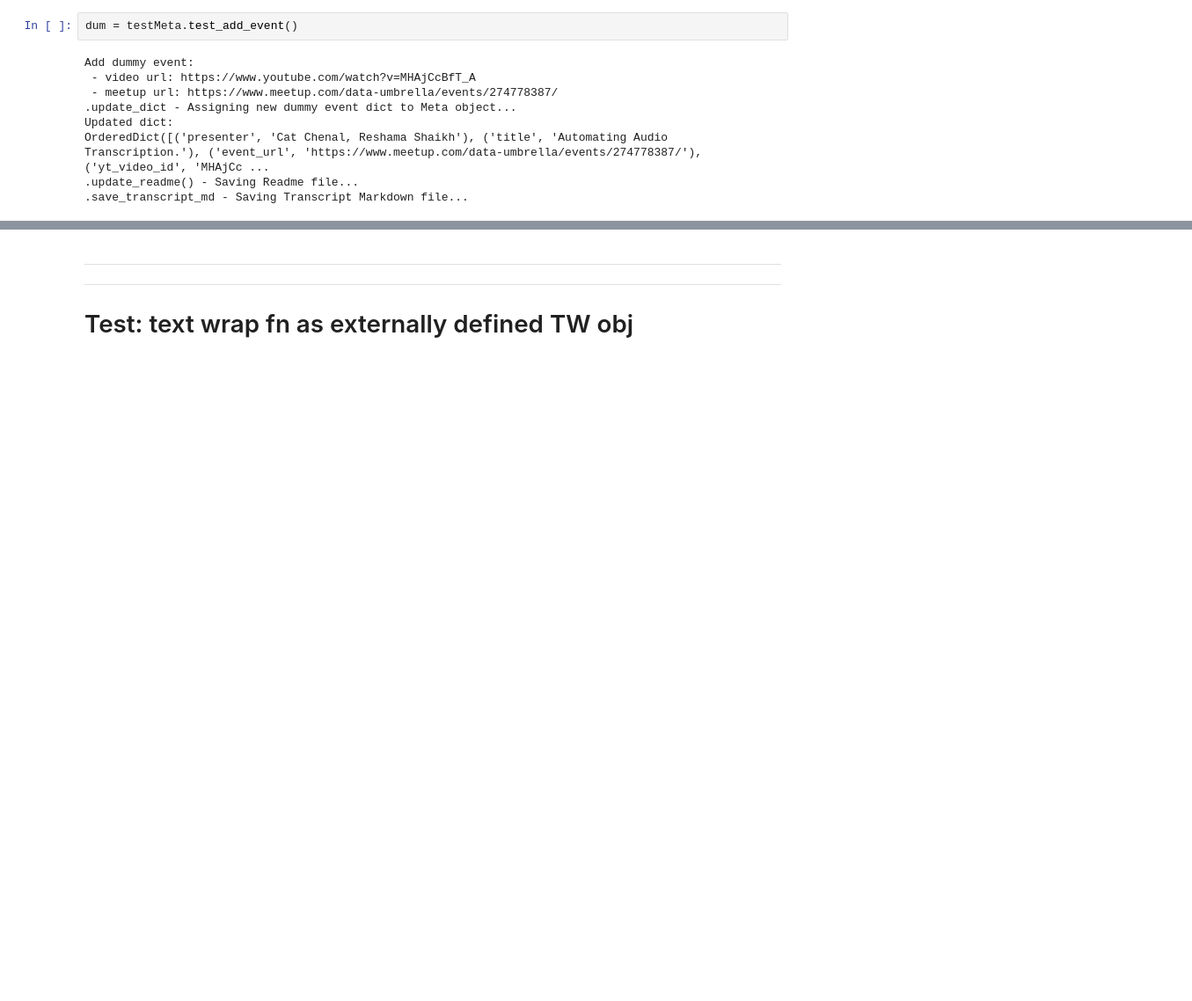
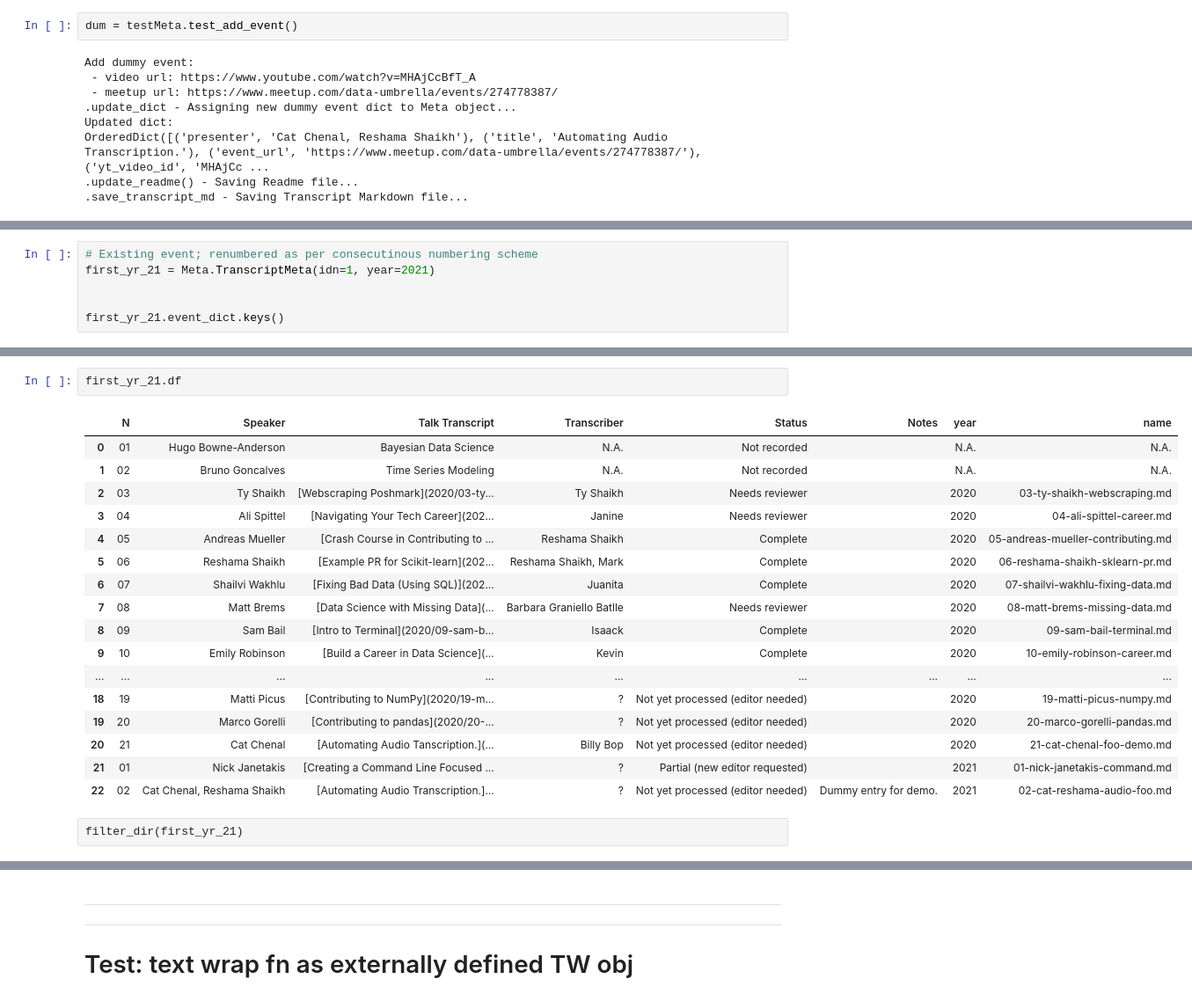
Before and after one commit to CatChenal/DU-event-transcript-demo, a Jupyter notebook: resources/EventManagement/notebooks/Audits_Tests.ipynb, the cells around one changed output, grey strips where cells are left out. Shown: that part at 88% size. Cells and saved outputs as stored; diff of their text form; blank space fills up the shorter version.

```diff
--- a/resources/EventManagement/notebooks/Audits_Tests.ipynb
+++ b/resources/EventManagement/notebooks/Audits_Tests.ipynb
@@ -183,0 +198,6 @@ Markdown(dum.get_video_desc())
+# %%
+# Existing event; renumbered as per consecutinous numbering scheme
+first_yr_21 = Meta.TranscriptMeta(idn=1, year=2021)
+
+
+first_yr_21.event_dict.keys()
@@ -183,0 +278,22 @@ Markdown(dum.get_video_desc())
+# %%
+first_yr_21.df
+# %% [output]
+|  | N | Speaker | Talk Transcript | Transcriber | Status | Notes | year | name |
+| 0 | 01 | Hugo Bowne-Anderson | Bayesian Data Science | N.A. | Not recorded |  | N.A. | N.A. |
+| 1 | 02 | Bruno Goncalves | Time Series Modeling | N.A. | Not recorded |  | N.A. | N.A. |
+| 2 | 03 | Ty Shaikh | [Webscraping Poshmark](2020/03-ty... | Ty Shaikh | Needs reviewer |  | 2020 | 03-ty-shaikh-webscraping.md |
+| 3 | 04 | Ali Spittel | [Navigating Your Tech Career](202... | Janine | Needs reviewer |  | 2020 | 04-ali-spittel-career.md |
+| 4 | 05 | Andreas Mueller | [Crash Course in Contributing to ... | Reshama Shaikh | Complete |  | 2020 | 05-andreas-mueller-contributing.md |
+| 5 | 06 | Reshama Shaikh | [Example PR for Scikit-learn](202... | Reshama Shaikh, Mark | Complete |  | 2020 | 06-reshama-shaikh-sklearn-pr.md |
+| 6 | 07 | Shailvi Wakhlu | [Fixing Bad Data (Using SQL)](202... | Juanita | Complete |  | 2020 | 07-shailvi-wakhlu-fixing-data.md |
+| 7 | 08 | Matt Brems | [Data Science with Missing Data](... | Barbara Graniello Batlle | Needs reviewer |  | 2020 | 08-matt-brems-missing-data.md |
+| 8 | 09 | Sam Bail | [Intro to Terminal](2020/09-sam-b... | Isaack | Complete |  | 2020 | 09-sam-bail-terminal.md |
+| 9 | 10 | Emily Robinson | [Build a Career in Data Science](... | Kevin | Complete |  | 2020 | 10-emily-robinson-career.md |
+| ... | ... | ... | ... | ... | ... | ... | ... | ... |
+| 18 | 19 | Matti Picus | [Contributing to NumPy](2020/19-m... | ? | Not yet processed (editor needed) |  | 2020 | 19-matti-picus-numpy.md |
+| 19 | 20 | Marco Gorelli | [Contributing to pandas](2020/20-... | ? | Not yet processed (editor needed) |  | 2020 | 20-marco-gorelli-pandas.md |
+| 20 | 21 | Cat Chenal | [Automating Audio Tanscription.](... | Billy Bop | Not yet processed (editor needed) |  | 2020 | 21-cat-chenal-foo-demo.md |
+| 21 | 01 | Nick Janetakis | [Creating a Command Line Focused ... | ? | Partial (new editor requested) |  | 2021 | 01-nick-janetakis-command.md |
+| 22 | 02 | Cat Chenal, Reshama Shaikh | [Automating Audio Transcription.]... | ? | Not yet processed (editor needed) | Dummy entry for demo. | 2021 | 02-cat-reshama-audio-foo.md |
+# %% [raw]
+filter_dir(first_yr_21)
```
Also changed, not shown: parts of 15 cells of this notebook, 29 other files.
